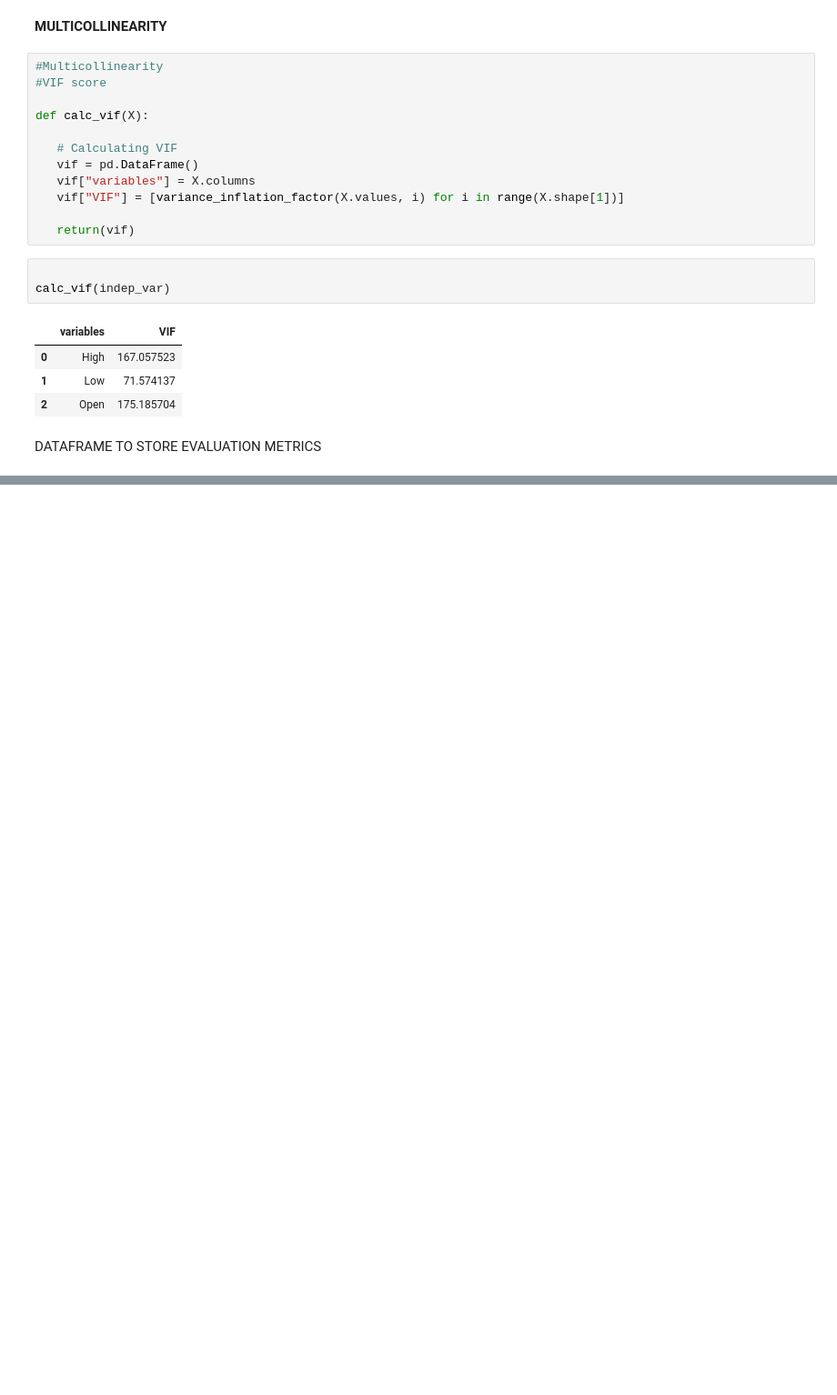
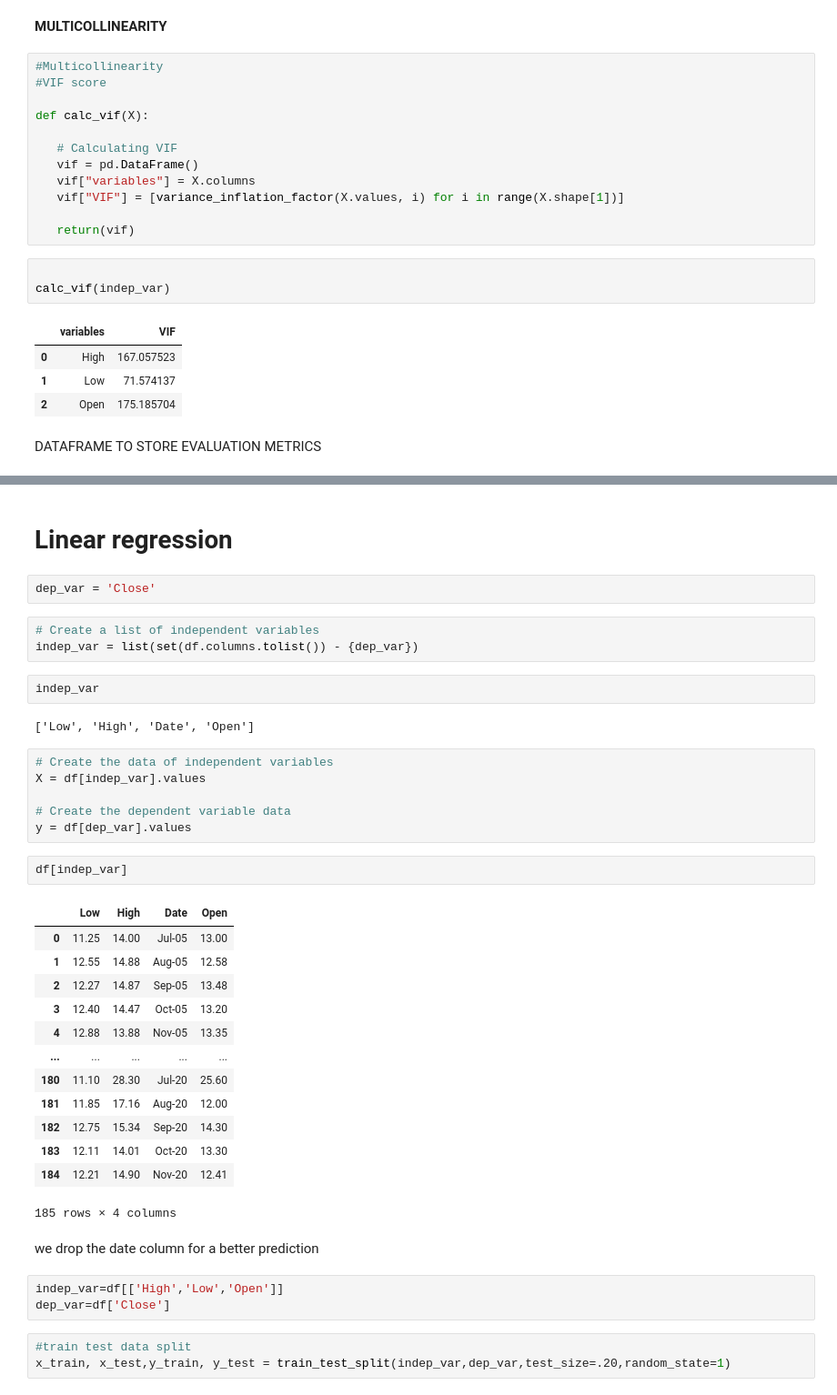
Before and after one commit to malleswarrao/yesbank_analysis, a Jupyter notebook: yesbank_analysis.ipynb, the cells around one changed output, grey strips where cells are left out. Shown at 91% size. Cells and saved outputs as stored; diff of their text form; blank space fills up the shorter version.

```diff
--- a/yesbank_analysis.ipynb
+++ b/yesbank_analysis.ipynb
@@ -219,0 +220,41 @@ error_df=pd.DataFrame()
+# %% [markdown]
+# Linear regression
+# %%
+dep_var = 'Close'
+# %%
+# Create a list of independent variables
+indep_var = list(set(df.columns.tolist()) - {dep_var})
+# %%
+indep_var
+# %% [output]
+['Low', 'High', 'Date', 'Open']
+# %%
+# Create the data of independent variables
+X = df[indep_var].values
+
+# Create the dependent variable data
+y = df[dep_var].values
+# %%
+df[indep_var]
+# %% [output]
+|  | Low | High | Date | Open |
+| 0 | 11.25 | 14.00 | Jul-05 | 13.00 |
+| 1 | 12.55 | 14.88 | Aug-05 | 12.58 |
+| 2 | 12.27 | 14.87 | Sep-05 | 13.48 |
+| 3 | 12.40 | 14.47 | Oct-05 | 13.20 |
+| 4 | 12.88 | 13.88 | Nov-05 | 13.35 |
+| ... | ... | ... | ... | ... |
+| 180 | 11.10 | 28.30 | Jul-20 | 25.60 |
+| 181 | 11.85 | 17.16 | Aug-20 | 12.00 |
+| 182 | 12.75 | 15.34 | Sep-20 | 14.30 |
+| 183 | 12.11 | 14.01 | Oct-20 | 13.30 |
+| 184 | 12.21 | 14.90 | Nov-20 | 12.41 |
+185 rows × 4 columns
+# %% [markdown]
+we drop the date column for a better prediction
+# %%
+indep_var=df[['High','Low','Open']]
+dep_var=df['Close']
+# %%
+#train test data split
+x_train, x_test,y_train, y_test = train_test_split(indep_var,dep_var,test_size=.20,random_state=1)
```
Also changed, not shown: parts of 22 cells of this notebook.
